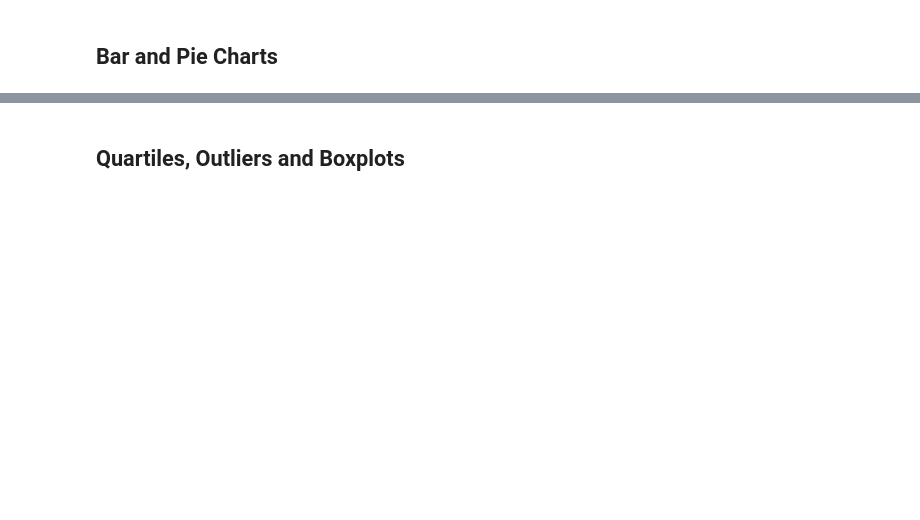
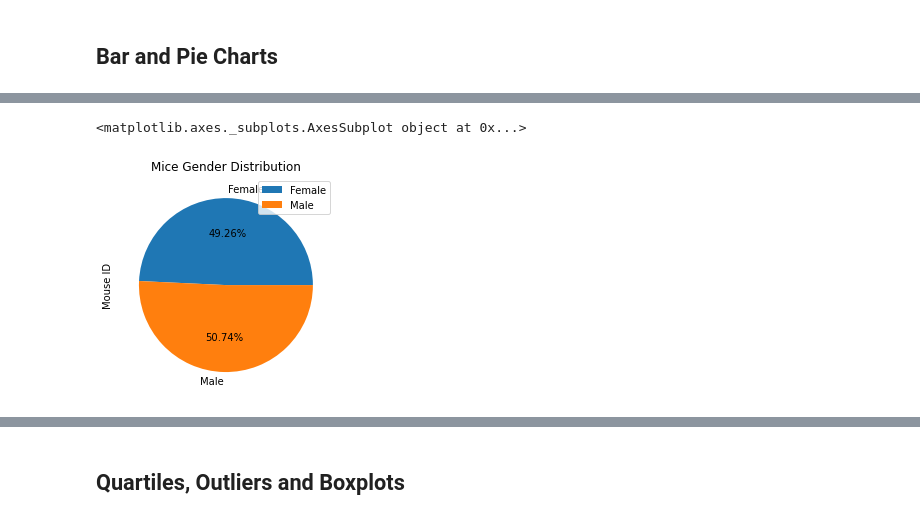
Before and after one commit to eemahazion/Pymaceuticals, a Jupyter notebook: pymaceuticals_Main.ipynb, the cells around one changed output, grey strips where cells are left out. Saved outputs shown, nothing was run; the diff lists cells and outputs as text; code cells hidden in the pictures; blank space fills up the shorter version.

```diff
--- a/pymaceuticals_Main.ipynb
+++ b/pymaceuticals_Main.ipynb
@@ -165,4 +218,10 @@ plt.show()
 # %%
 # Generate a pie plot showing the distribution of female versus male mice using Pandas
+mice_gender_count = final_df.groupby(["Sex"]).count()
+labels =["Male", "Female"]
+mice_gender_count.plot(kind="pie", y="Mouse ID", title="Mice Gender Distribution", legend=True, autopct='%.2f%%')
+# %% [output]
+<matplotlib.axes._subplots.AxesSubplot object at 0x...>
+[figure, added]
 # %%
 # Generate a pie plot showing the distribution of female versus male mice using pyplot
```
Also changed, not shown: parts of 25 cells of this notebook.
